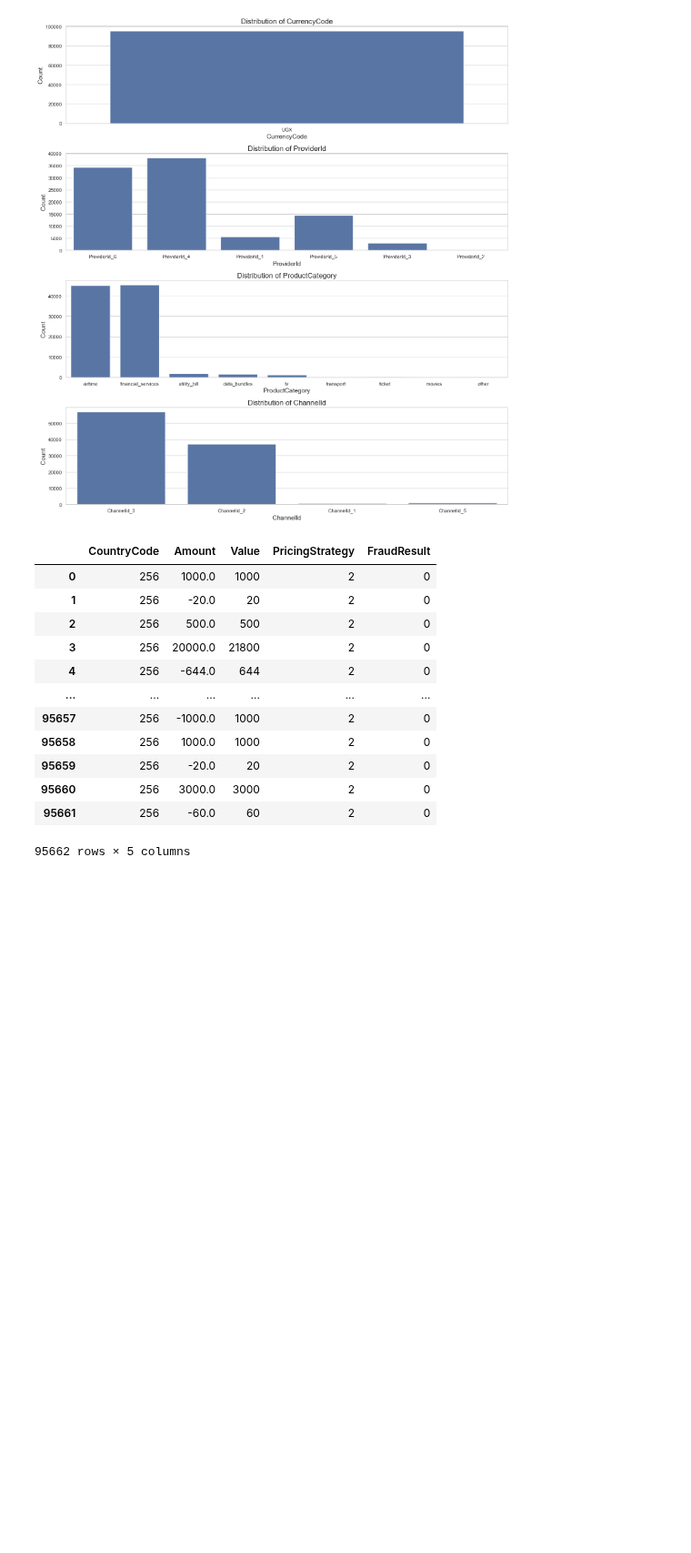
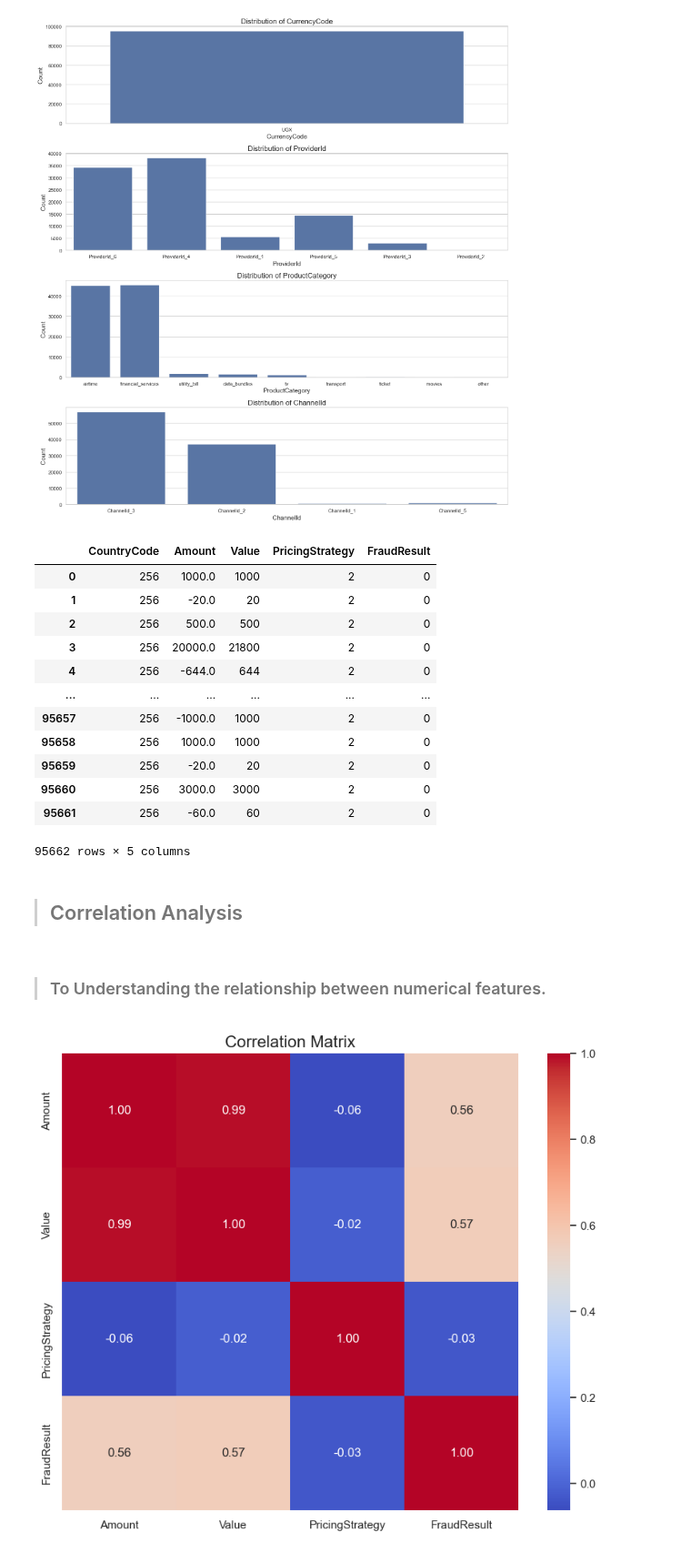
Before and after one commit to hanaDemma/Credit-Scoring_and_Risk-Analysis-week-6, a Jupyter notebook: notebooks/exploratory_analysis.ipynb, the cells around one changed output. Shown at 91% size. Cells and saved outputs as stored; diff of their text form; code cells hidden in the pictures; blank space fills up the shorter version.

Commit message:
corelation analysis

```diff
--- a/notebooks/exploratory_analysis.ipynb
+++ b/notebooks/exploratory_analysis.ipynb
@@ -238,3 +238,12 @@ data[numerical_cols]
 | 95660 | 256 | 3000.0 | 3000 | 2 | 0 |
 | 95661 | 256 | -60.0 | 60 | 2 | 0 |
 95662 rows × 5 columns
+# %% [markdown]
+> ## Correlation Analysis
+# %% [markdown]
+> ### To Understanding the relationship between numerical features.
+# %%
+from scripts.visualize import correlation_analysis
+correlation_analysis(data)
+# %% [output]
+[figure, added]
```
Also changed, not shown: 1 other file.
